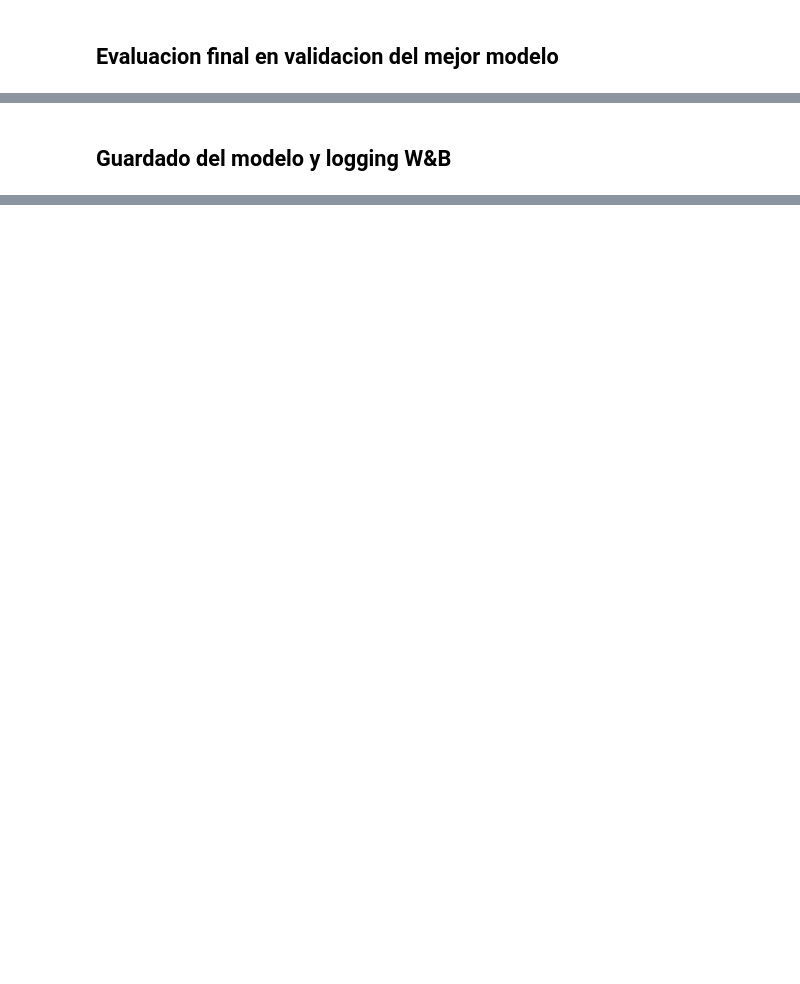
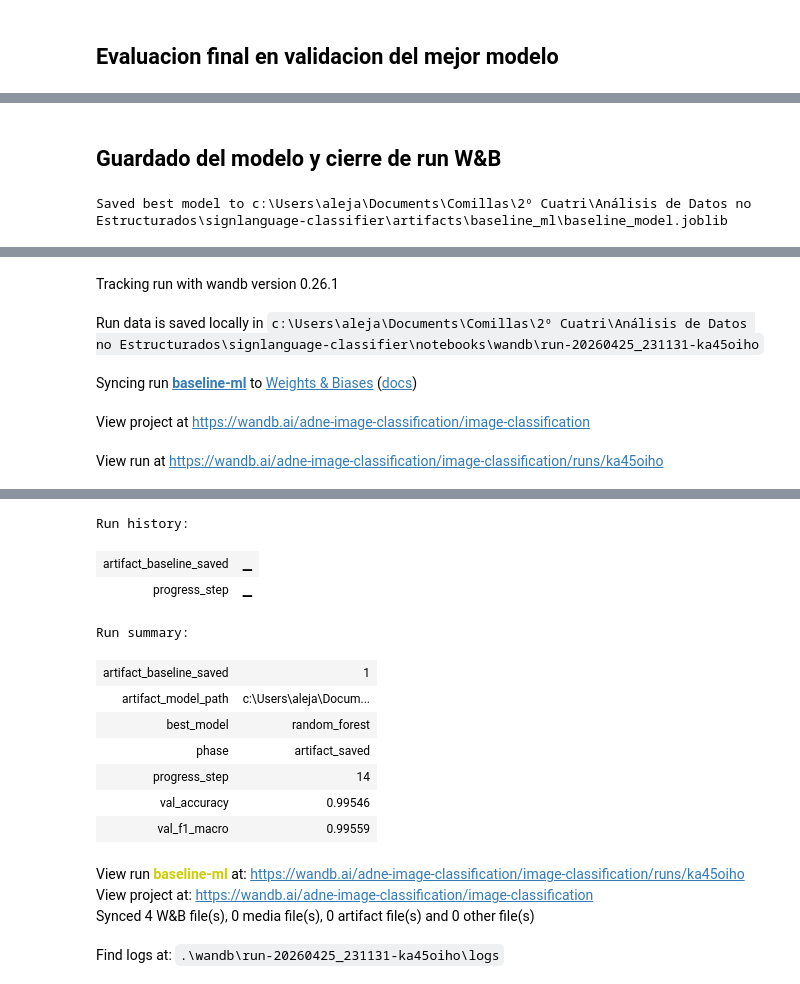
Before and after one commit to AleComan/signlanguage-classifier, a Jupyter notebook: notebooks/02_baseline_ml.ipynb, the cells around one changed output, grey strips where cells are left out. Cells and saved outputs as stored; diff of their text form; code cells hidden in the pictures; blank space fills up the shorter version.

```diff
--- a/notebooks/02_baseline_ml.ipynb
+++ b/notebooks/02_baseline_ml.ipynb
@@ -204,5 +465,5 @@ weighted avg       0.99      0.99      0.99     33489
-# %% [markdown]
-## Guardado del modelo y logging W&B
+# %% [markdown]
+## Guardado del modelo y cierre de run W&B
 # %%
 output_dir = PROJECT_ROOT / config["output"]["artifacts_dir"] / "baseline_ml"
 output_dir.mkdir(parents=True, exist_ok=True)
@@ -210,17 +471,22 @@ model_path = output_dir / config["output"]["model_name"]
 joblib.dump({"model": best, "scaler": scaler, "class_names": class_names, "best_name": best_name}, model_path)
 print("Saved best model to", model_path)
 
-run = init_wandb_run(
-    config=config,
-    enabled=config["tracking"].get("use_wandb", False),
-    project=config["tracking"]["project"],
-    run_name=config["tracking"].get("run_name", config["experiment_name"]),
-    tags=config["tracking"].get("tags"),
+log_wandb(
+    {
+        "phase": "artifact_saved",
+        "artifact_baseline_saved": 1,
+    }
 )
+
+ensure_wandb_run()
 if run is not None:
-    run.log({
-        "best_model": best_name,
-        "val_accuracy": val_acc_final,
-        "val_f1_macro": val_f1_final,
-    })
-    finish_wandb_run(run)
+    try:
+        run.summary["best_model"] = best_name
+        run.summary["val_accuracy"] = val_acc_final
+        run.summary["val_f1_macro"] = val_f1_final
+        run.summary["artifact_model_path"] = str(model_path)
+        finish_wandb_run(run)
+    except UsageError:
+        print("W&B run ya estaba cerrada; se omite cierre duplicado.")
+# %% [output]
+Saved best model to c:\Users\aleja\Documents\Comillas\2º Cuatri\Análisis de Datos no Estructurados\signlanguage-classifier\artifacts\baseline_ml\baseline_model.joblib
@@ -226,0 +494,5 @@ if run is not None:
+Tracking run with wandb version 0.26.1
+Run data is saved locally in c:\Users\aleja\Documents\Comillas\2º Cuatri\Análisis de Datos no Estructurados\signlanguage-classifier\notebooks\wandb\run-20260425_231131-ka45oiho
+Syncing run baseline-ml to Weights & Biases (docs)
+View project at https://wandb.ai/adne-image-classification/image-classification
+View run at https://wandb.ai/adne-image-classification/image-classification/runs/ka45oiho
@@ -226,0 +500,15 @@ if run is not None:
+Run history:
+| artifact_baseline_saved | ▁ |
+| progress_step | ▁ |
+Run summary:
+| artifact_baseline_saved | 1 |
+| artifact_model_path | c:\Users\aleja\Docum... |
+| best_model | random_forest |
+| phase | artifact_saved |
+| progress_step | 14 |
+| val_accuracy | 0.99546 |
+| val_f1_macro | 0.99559 |
+View run baseline-ml at: https://wandb.ai/adne-image-classification/image-classification/runs/ka45oiho
+View project at: https://wandb.ai/adne-image-classification/image-classification
+Synced 4 W&B file(s), 0 media file(s), 0 artifact file(s) and 0 other file(s)
+Find logs at: .\wandb\run-20260425_231131-ka45oiho\logs
```
Also changed, not shown: parts of 9 cells of this notebook, 2 other files.
